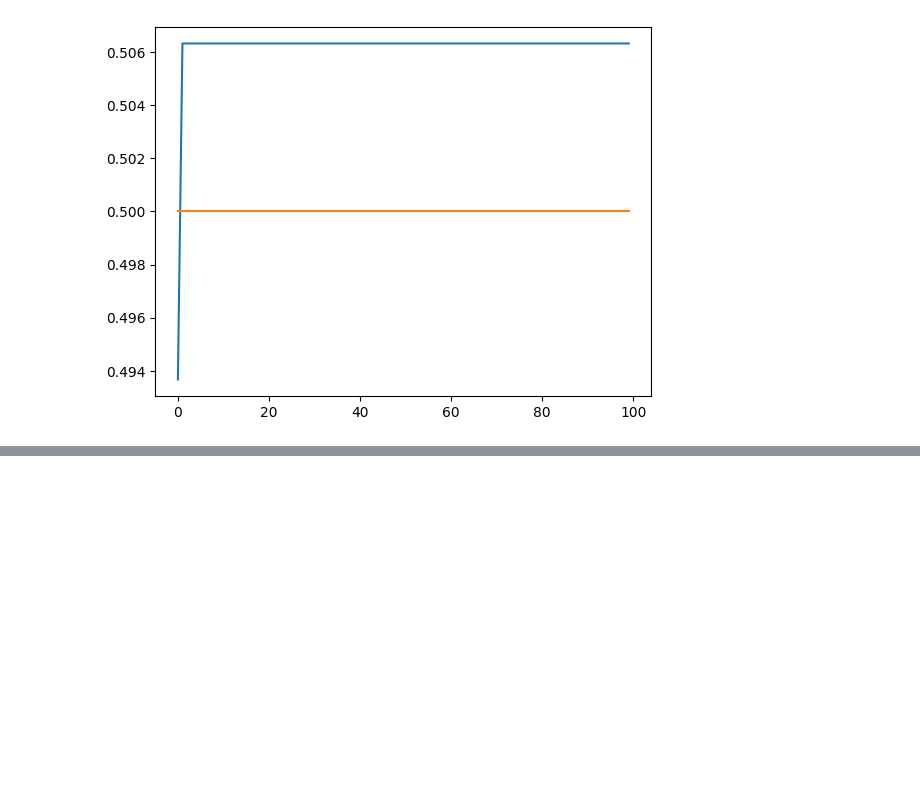
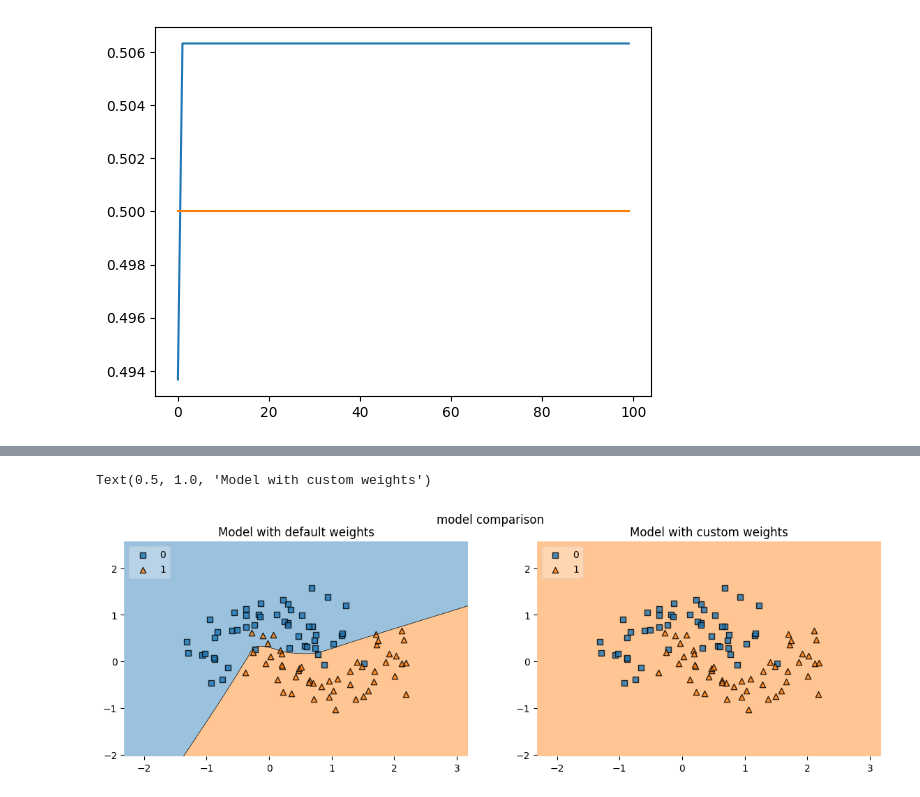
Before and after one commit to Codebreaker42/deep-learning-series, a Jupyter notebook: day10(weight initialization technique)/all_weights_set_zero.ipynb, the cells around one changed output, grey strips where cells are left out. Cells and saved outputs as stored; diff of their text form; code cells hidden in the pictures; blank space fills up the shorter version.

Commit message:
updating the code
adding the comparison of two model with the basis of decision boundary

```diff
--- a/day10(weight initialization technique)/all_weights_set_zero.ipynb
+++ b/day10(weight initialization technique)/all_weights_set_zero.ipynb
@@ -188,0 +210,13 @@ plt.plot(history2.history['val_accuracy'])
+# %%
+x=df.iloc[: ,0:2].values
+y=df.iloc[: ,-1].values
+# %%
+plt.figure(figsize=(14,4))
+plt.subplot(121)
+plt.suptitle('model comparison')
+plot_decision_regions(x,y.astype('int'),clf=model1,legend=2)
+plt.title('Model with default weights')
+plt.subplot(122)
+plot_decision_regions(x,y.astype('int'),legend=2,clf=model2)
+plt.title('Model with custom weights')
+# %% [output]
@@ -188,0 +225,2 @@ plt.plot(history2.history['val_accuracy'])
+Text(0.5, 1.0, 'Model with custom weights')
+[figure, added]
```
Also changed, not shown: parts of 3 cells of this notebook.
